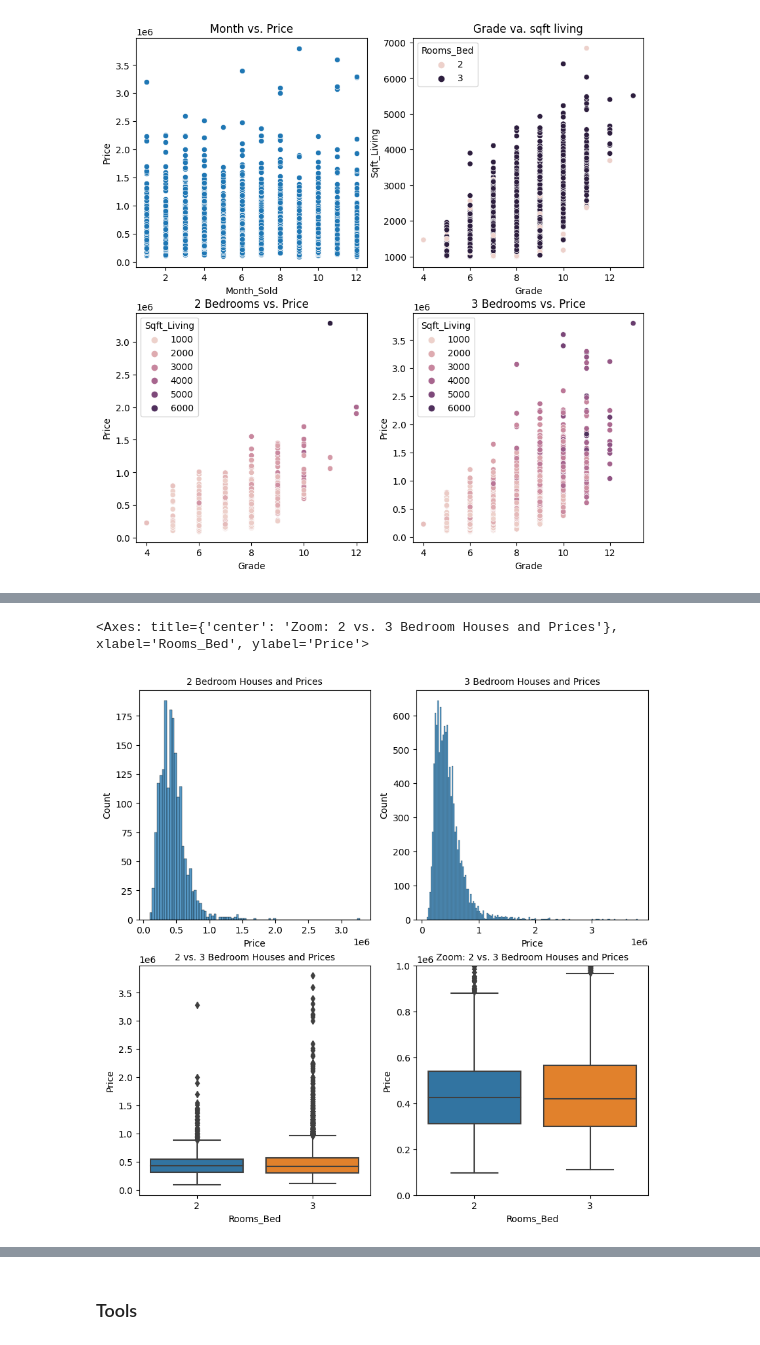
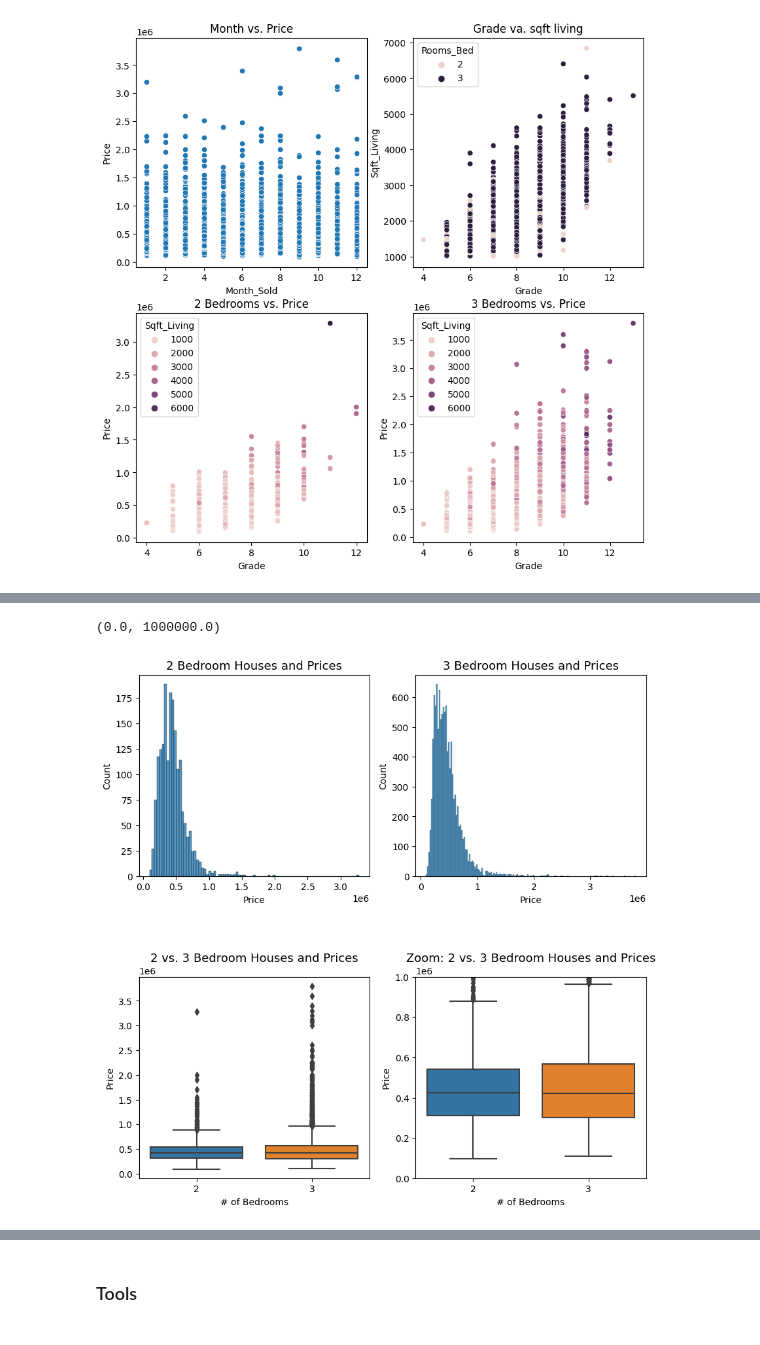
Before and after one commit to xit7/ds-eda-first-project-houses, a Jupyter notebook: 2_assignment-analysis.ipynb, the cells around one changed output, grey strips where cells are left out. Cells and saved outputs as stored; diff of their text form; code cells hidden in the pictures.

```diff
--- a/2_assignment-analysis.ipynb
+++ b/2_assignment-analysis.ipynb
@@ -310,32 +316,34 @@ plt.show()
 # %%
 # Define a function to set font sizes for plot elements
-def set_font_sizes(ax, title_size=10, label_size=10, tick_label_size=10):
+def set_font_sizes(ax, title_size=13, label_size=10, tick_label_size=10):
     ax.set_title(ax.get_title(), fontsize=title_size)
     ax.set_xlabel(ax.get_xlabel(), fontsize=label_size)
     ax.set_ylabel(ax.get_ylabel(), fontsize=label_size)
     ax.tick_params(axis='both', labelsize=tick_label_size)
 
-fig, ax = plt.subplots(2, 2, figsize=(10,10))
+fig, ax = plt.subplots(2, 2, figsize=(10,10), gridspec_kw={'hspace': 0.5})
 
 prices = df_fam['Price']
 
 ax[0, 0].set_title('2 Bedroom Houses and Prices')
 sns.histplot(data=bed_2['Price'], ax=ax[0, 0])
 set_font_sizes(ax[0, 0])
 
 ax[0, 1].set_title('3 Bedroom Houses and Prices')
 sns.histplot(data=bed_3['Price'], ax=ax[0, 1])
 set_font_sizes(ax[0, 1])
 
-
 ax[1, 0].set_title('2 vs. 3 Bedroom Houses and Prices')
 sns.boxplot(data=df_fam, x='Rooms_Bed', y='Price', ax=ax[1, 0])
+ax[1, 0].set_xlabel('# of Bedrooms')
 set_font_sizes(ax[1, 0])
 
+
+sns.boxplot(data=df_fam, x='Rooms_Bed', y='Price', ax=ax[1, 1])
+ax[1, 1].set_xlabel('# of Bedrooms')
 ax[1, 1].set_title('Zoom: 2 vs. 3 Bedroom Houses and Prices')
+set_font_sizes(ax[1, 1])
 ax[1, 1].set_ylim(0, 1000000)
-set_font_sizes(ax[1, 1])
-sns.boxplot(data=df_fam, x='Rooms_Bed', y='Price', ax=ax[1, 1])
 # %% [output]
-<Axes: title={'center': 'Zoom: 2 vs. 3 Bedroom Houses and Prices'}, xlabel='Rooms_Bed', ylabel='Price'>
+(0.0, 1000000.0)
-[figure, old version]
+[figure, new version]
```
Also changed, not shown: parts of 13 cells of this notebook.
